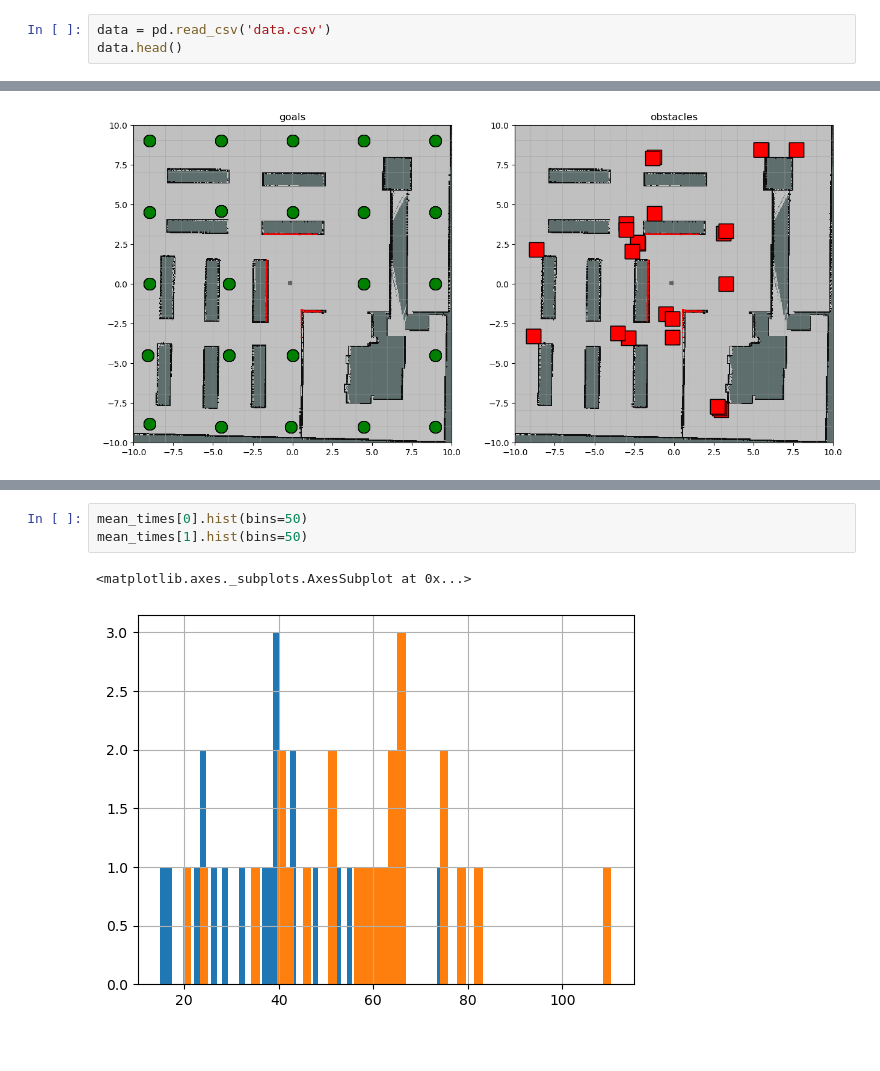
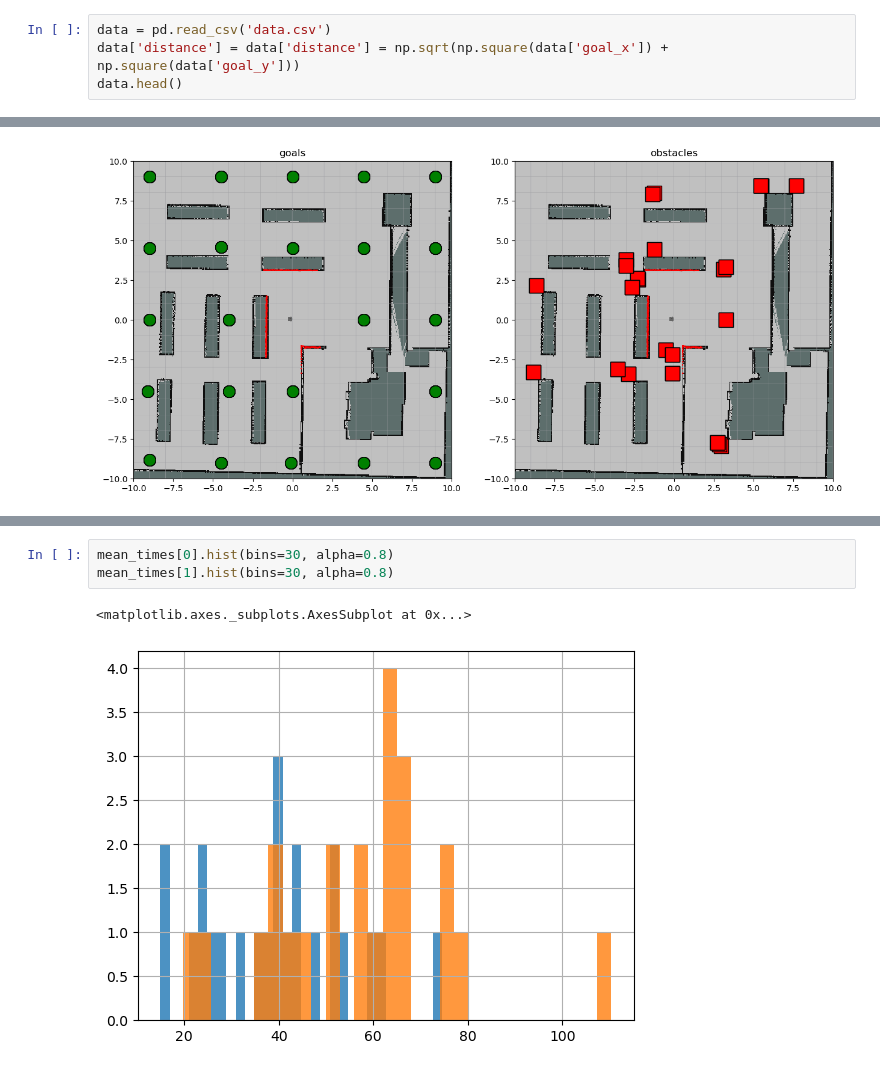
Before and after one commit to adrian-szvoren/ros_motion_planning, a Jupyter notebook: data/data_analysis.ipynb, the cells around one changed output, grey strips where cells are left out. Cells and saved outputs as stored; diff of their text form.

Commit message:
finish data analysis

```diff
--- a/data/data_analysis.ipynb
+++ b/data/data_analysis.ipynb
@@ -4,6 +4,7 @@ import pandas as pd
 import matplotlib.pyplot as plt
 # %%
 data = pd.read_csv('data.csv')
+data['distance'] = data['distance'] = np.sqrt(np.square(data['goal_x']) + np.square(data['goal_y']))
 data.head()
 # %% [output]
 |  | algorithm | map | attack | goal_x | goal_y | n | time | obstacle_x | obstacle_y | ... |
@@ -75,6 +79,6 @@ mean_times['diff_pct'].mean()
 # %%
-mean_times[0].hist(bins=50)
-mean_times[1].hist(bins=50)
+mean_times[0].hist(bins=30, alpha=0.8)
+mean_times[1].hist(bins=30, alpha=0.8)
 # %% [output]
 <matplotlib.axes._subplots.AxesSubplot at 0x...>
-[figure, old version]
+[figure, new version]
```
Also changed, not shown: parts of 5 cells of this notebook, 4 other files.
